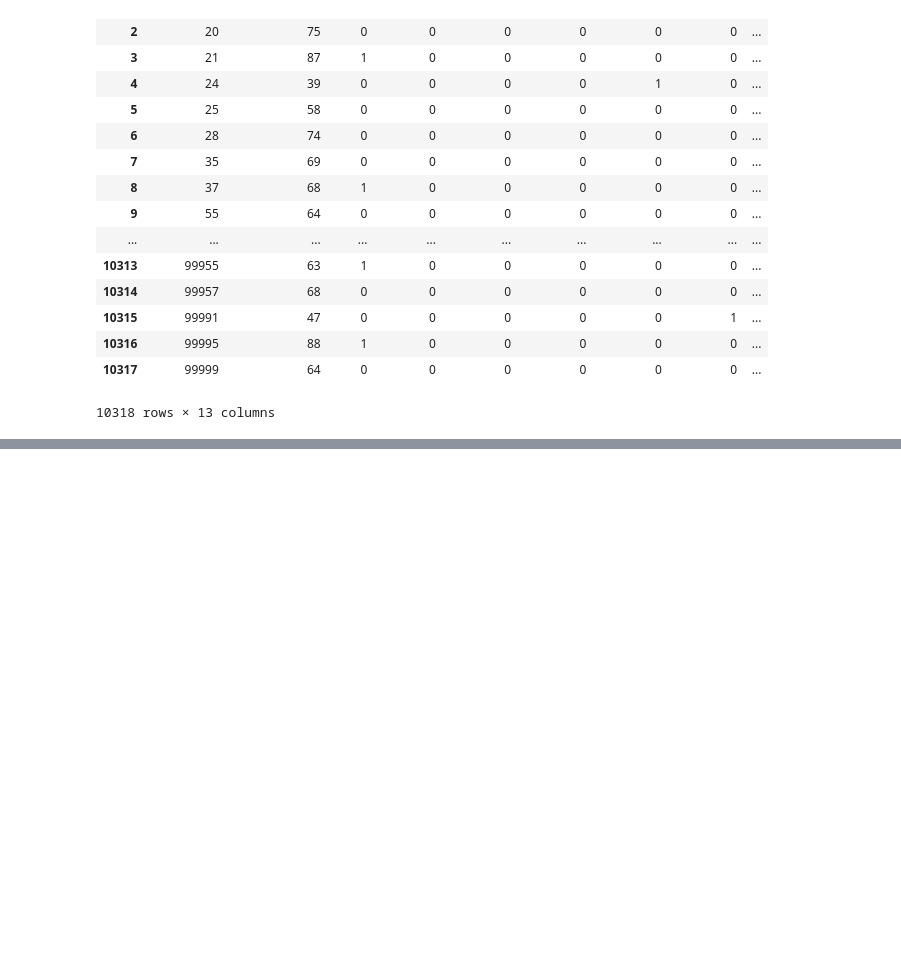
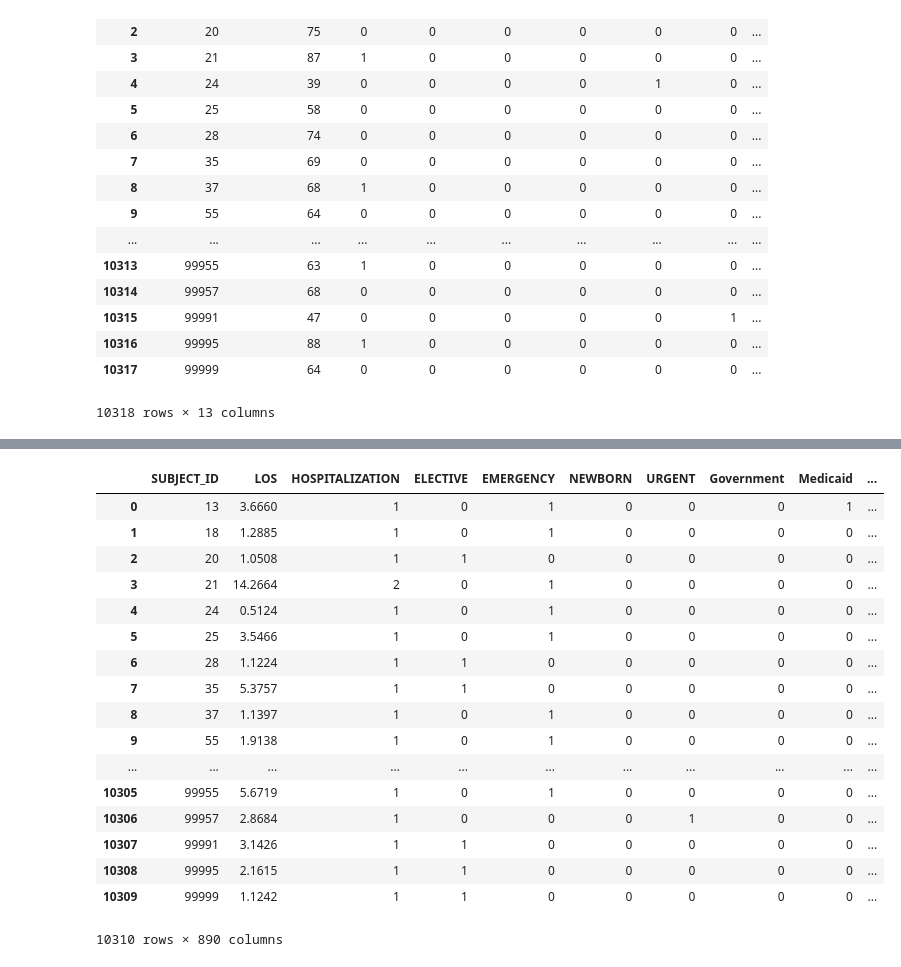
Before and after one commit to Raye2333/mimic3-research, a Jupyter notebook: code/diabete_age.ipynb, the cells around one changed output, grey strips where cells are left out. Drawn from its saved outputs; the diff is of its cells as text; code cells hidden in the pictures; blank space fills up the shorter version.

```diff
--- a/code/diabete_age.ipynb
+++ b/code/diabete_age.ipynb
@@ -225,0 +249,2 @@ age_mat.to_csv('../data/diabetes_age_binary.csv')
+# %%
+df = dia.sort_values(by= 'SUBJECT_ID')
@@ -225,0 +256,2 @@ age_mat.to_csv('../data/diabetes_age_binary.csv')
+# %%
+df_new = age_mat[age_mat['SUBJECT_ID'].isin(new_names)]
@@ -225,0 +279,23 @@ age_mat.to_csv('../data/diabetes_age_binary.csv')
+# %%
+merged = pd.merge(df, df_new, on = 'SUBJECT_ID', suffixes = ('', ''))
+# %%
+merged
+# %% [output]
+|  | SUBJECT_ID | LOS | HOSPITALIZATION | ELECTIVE | EMERGENCY | NEWBORN | URGENT | Government | Medicaid | ... |
+| 0 | 13 | 3.6660 | 1 | 0 | 1 | 0 | 0 | 0 | 1 | ... |
+| 1 | 18 | 1.2885 | 1 | 0 | 1 | 0 | 0 | 0 | 0 | ... |
+| 2 | 20 | 1.0508 | 1 | 1 | 0 | 0 | 0 | 0 | 0 | ... |
+| 3 | 21 | 14.2664 | 2 | 0 | 1 | 0 | 0 | 0 | 0 | ... |
+| 4 | 24 | 0.5124 | 1 | 0 | 1 | 0 | 0 | 0 | 0 | ... |
+| 5 | 25 | 3.5466 | 1 | 0 | 1 | 0 | 0 | 0 | 0 | ... |
+| 6 | 28 | 1.1224 | 1 | 1 | 0 | 0 | 0 | 0 | 0 | ... |
+| 7 | 35 | 5.3757 | 1 | 1 | 0 | 0 | 0 | 0 | 0 | ... |
+| 8 | 37 | 1.1397 | 1 | 0 | 1 | 0 | 0 | 0 | 0 | ... |
+| 9 | 55 | 1.9138 | 1 | 0 | 1 | 0 | 0 | 0 | 0 | ... |
+| ... | ... | ... | ... | ... | ... | ... | ... | ... | ... | ... |
+| 10305 | 99955 | 5.6719 | 1 | 0 | 1 | 0 | 0 | 0 | 0 | ... |
+| 10306 | 99957 | 2.8684 | 1 | 0 | 0 | 0 | 1 | 0 | 0 | ... |
+| 10307 | 99991 | 3.1426 | 1 | 1 | 0 | 0 | 0 | 0 | 0 | ... |
+| 10308 | 99995 | 2.1615 | 1 | 1 | 0 | 0 | 0 | 0 | 0 | ... |
+| 10309 | 99999 | 1.1242 | 1 | 1 | 0 | 0 | 0 | 0 | 0 | ... |
+10310 rows × 890 columns
```
Also changed, not shown: parts of 30 cells of this notebook.
